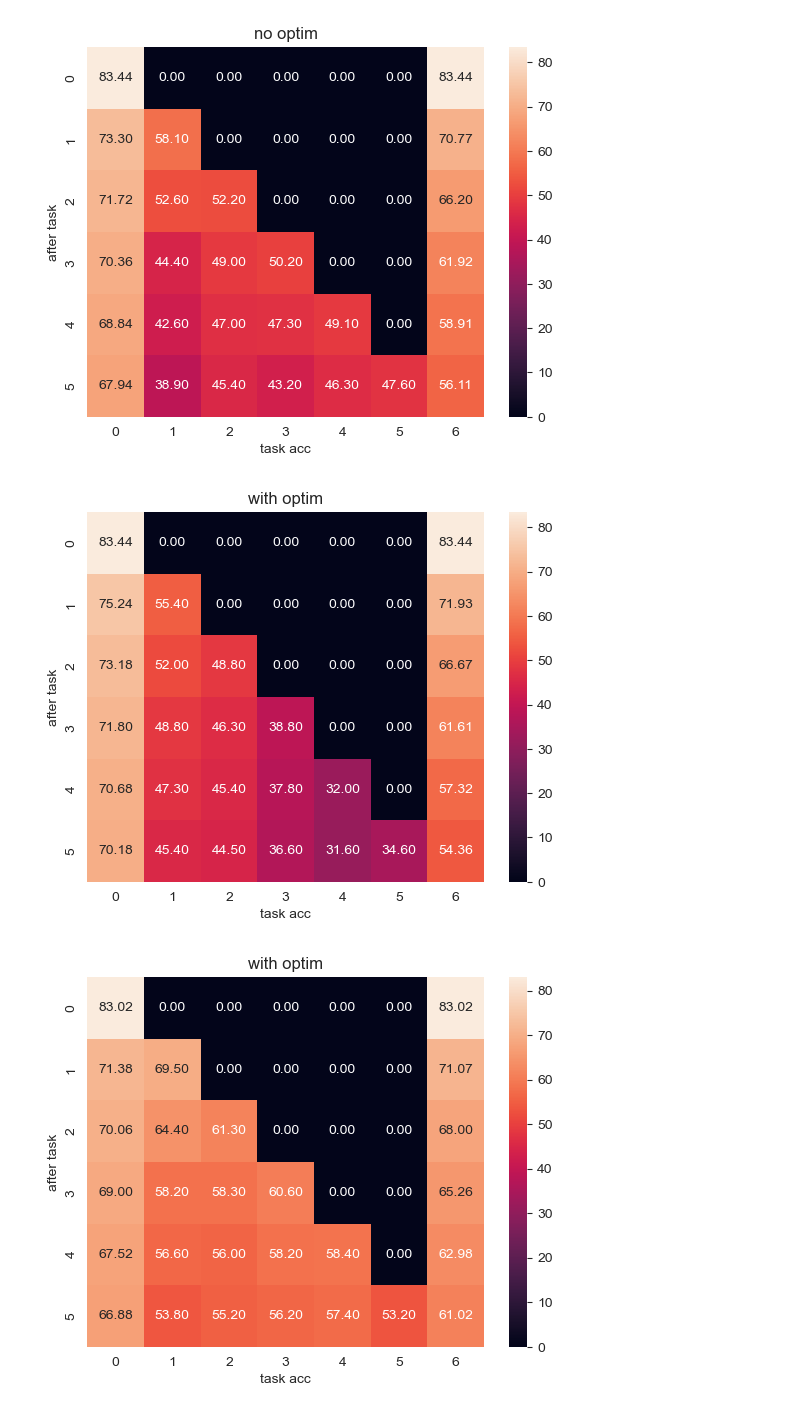
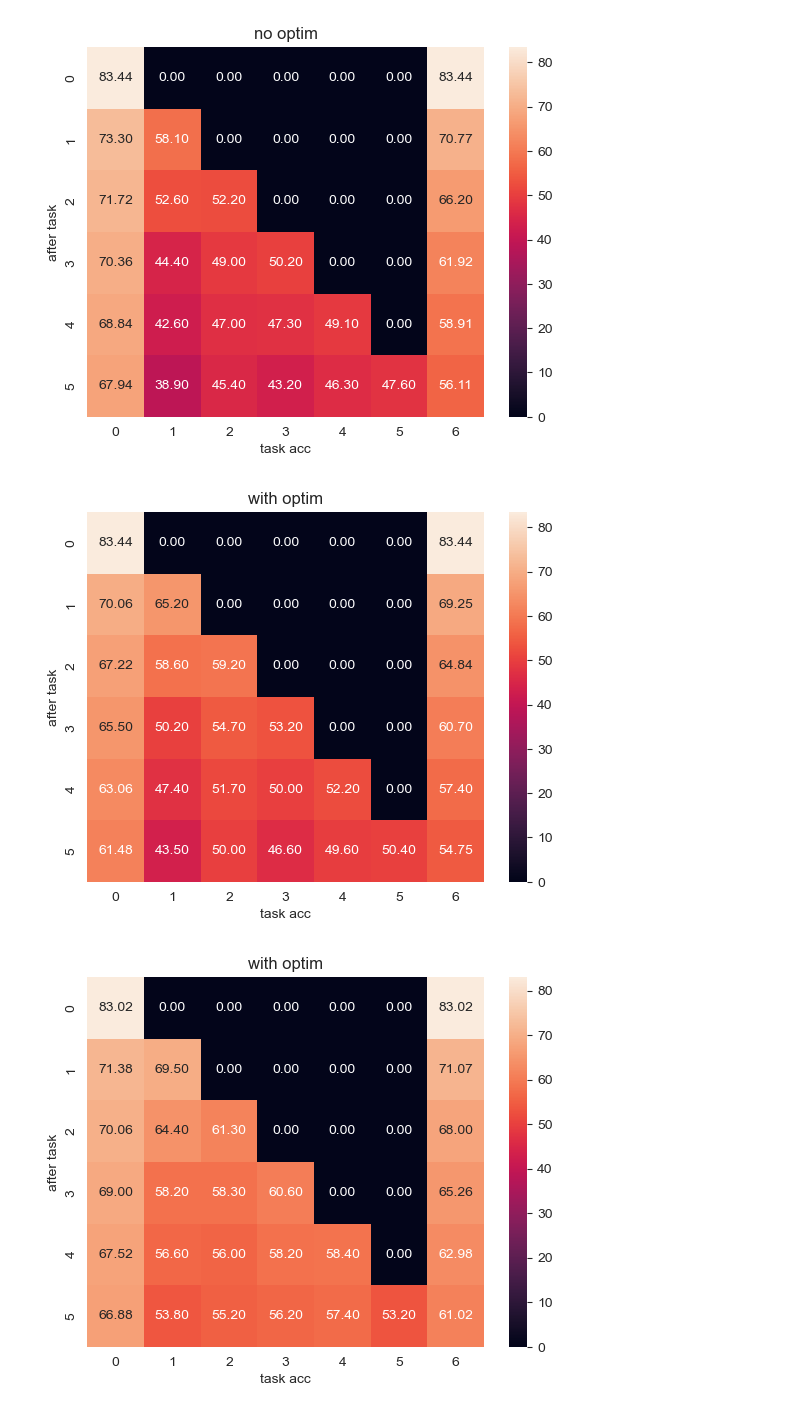
Before and after one commit to AndAnotherANS/FeCAM, a Jupyter notebook: chart.ipynb, the cells around one changed output. Drawn from its saved outputs; the diff is of its cells as text; code cells hidden in the pictures.

```diff
--- a/chart.ipynb
+++ b/chart.ipynb
@@ -50,9 +50,9 @@ print_results_chart('./logs/train_1993_resnet18_reference.log', 'no optim')
 # %% [output]
 [figure]
 # %%
-print_results_chart('./logs/gridsearch0/train_1993_resnet18_0.log', 'with optim')
+print_results_chart('./logs/gridsearch0/train_1993_resnet18_3.log', 'with optim')
 # %% [output]
-[figure, old version]
+[figure, new version]
 # %%
 print_results_chart('./logs/train_1993_resnet18_intermediate.log', 'with optim')
 # %% [output]
```
Also changed, not shown: parts of 2 cells of this notebook, 5 other files.
